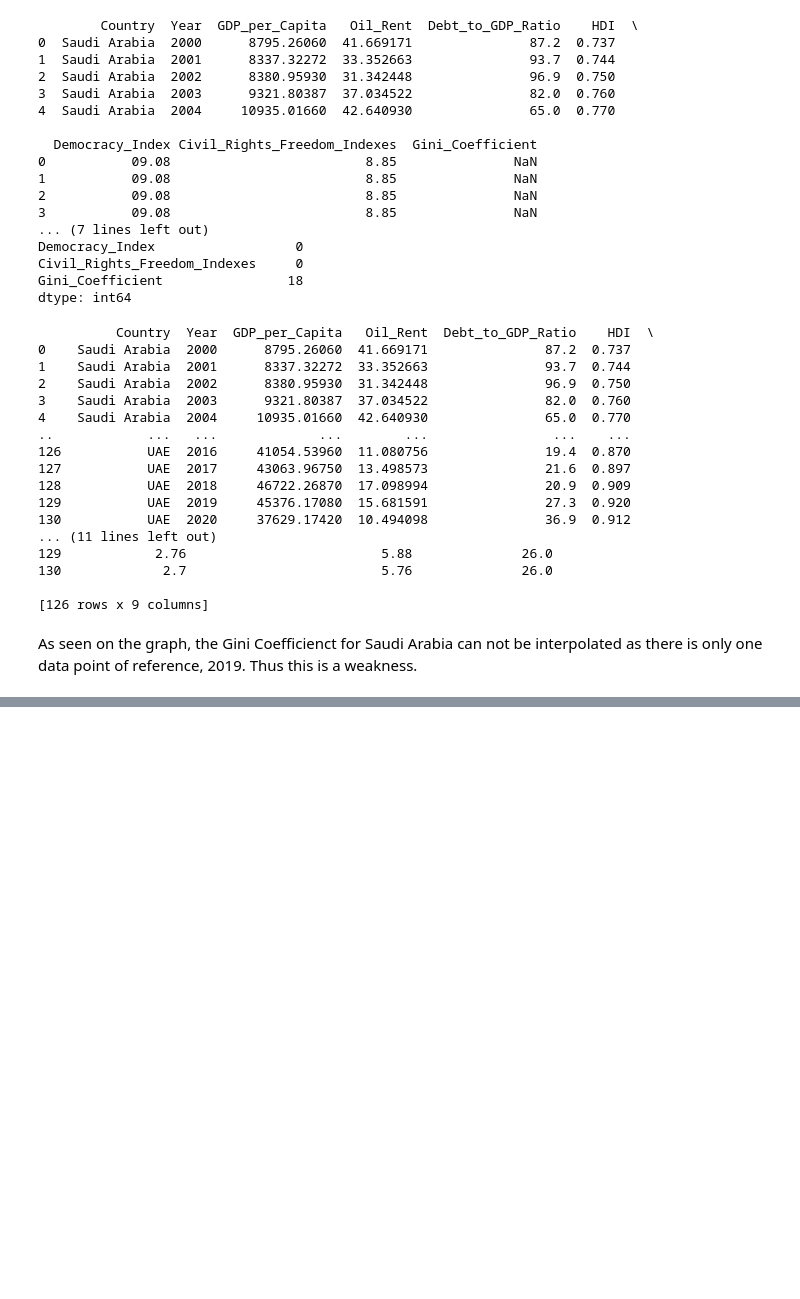
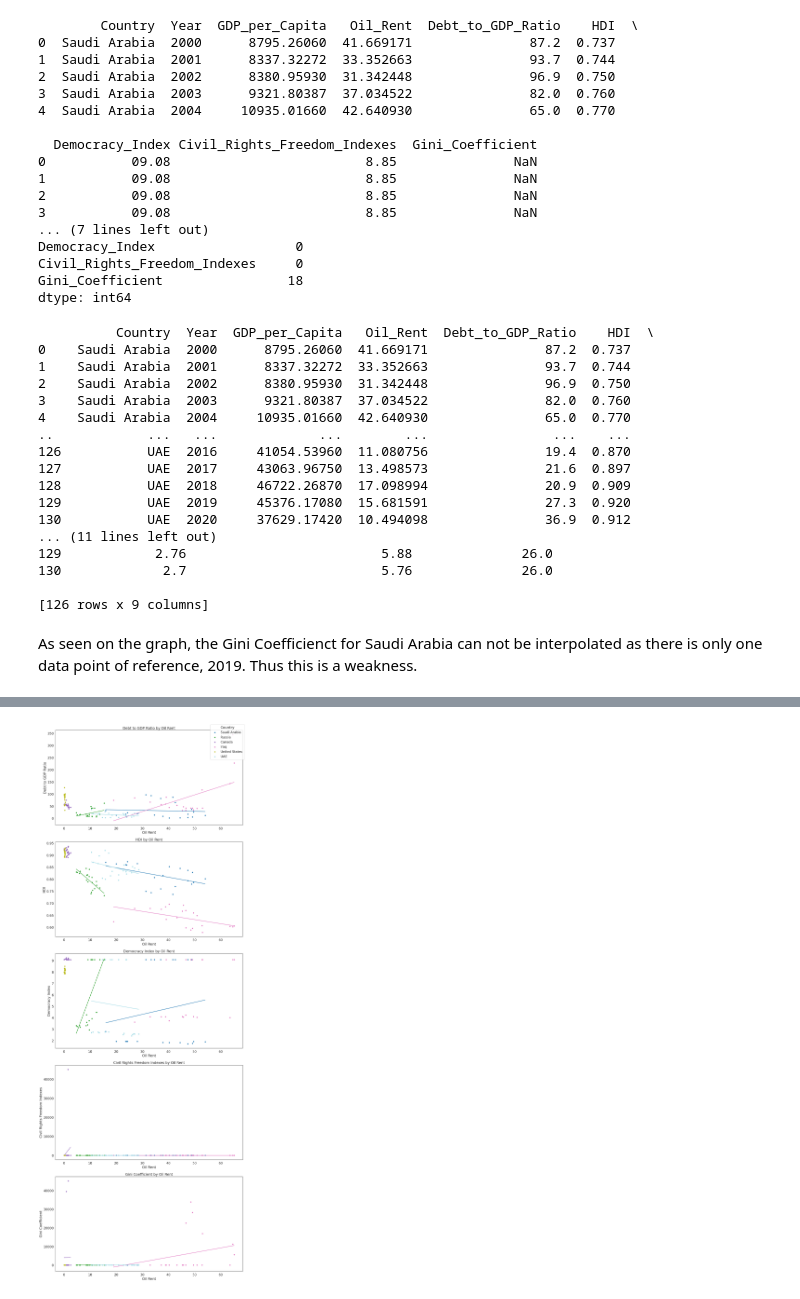
Before and after one commit to boboguan/QM2Gr13, a Jupyter notebook: Phase1.ipynb, the cells around one changed output, grey strips where cells are left out. Saved outputs shown, nothing was run; the diff lists cells and outputs as text; code cells hidden in the pictures; blank space fills up the shorter version.

```diff
--- a/Phase1.ipynb
+++ b/Phase1.ipynb
@@ -188,2 +182,77 @@ Effects                             Entity
 
 T-stats reported in parentheses
+# %%
+import matplotlib.pyplot as plt
+import pandas as pd
+import numpy as np
+from scipy import stats
+
+# Reset the index to access 'Country' and 'Year' for plotting.
+df_reset = df.reset_index()
+
+# Define a colormap for the countries.
+countries = df_reset['Country'].unique()
+color_map = plt.cm.tab20(np.linspace(0, 1, len(countries)))
+
+# Create subplots for each independent variable
+fig, axes = plt.subplots(nrows=5, ncols=1, figsize=(15, 40), sharex=False)
+# Set up a regression function
+def plot_country_regression(ax, x, y, country_color):
+    m, b = np.polyfit(x, y, 1)
+    ax.plot(np.sort(x), m*np.sort(x) + b, color=country_color, linewidth=2)
+
+# Debt to GDP Ratio against Oil Rent for each country
+for (color, country) in zip(color_map, countries):
+    country_data = df_reset[df_reset['Country'] == country]
+    axes[0].scatter(country_data['Oil_Rent'], country_data['Debt_to_GDP_Ratio'], color=color, label=country, s=25)
+# Plot the regression line
+    plot_country_regression(axes[0], country_data['Oil_Rent'], country_data['Debt_to_GDP_Ratio'], color)
+axes[0].set_ylabel('Debt to GDP Ratio')
+axes[0].set_xlabel('Oil Rent')
+axes[0].set_title('Debt to GDP Ratio by Oil Rent')
+
+# HDI
+for (color, country) in zip(color_map, countries):
+    country_data = df_reset[df_reset['Country'] == country]
+    axes[1].scatter(country_data['Oil_Rent'], country_data['HDI'], color=color, label=country, s=25)
+    plot_country_regression(axes[1], country_data['Oil_Rent'], country_data['HDI'], color)
+axes[1].set_ylabel('HDI')
+axes[1].set_xlabel('Oil Rent')
+axes[1].set_title('HDI by Oil Rent')
+
+# Democracy Index
+for (color, country) in zip(color_map, countries):
+    country_data = df_reset[df_reset['Country'] == country]
+    axes[2].scatter(country_data['Oil_Rent'], country_data['Democracy_Index'], color=color, label=country, s=25)
+    plot_country_regression(axes[2], country_data['Oil_Rent'], country_data['Democracy_Index'], color)
+axes[2].set_ylabel('Democracy Index')
+axes[2].set_xlabel('Oil Rent')
+axes[2].set_title('Democracy Index by Oil Rent')
+
+# Civil Rights Freedom Indexes
+for (color, country) in zip(color_map, countries):
+    country_data = df_reset[df_reset['Country'] == country]
+    axes[3].scatter(country_data['Oil_Rent'], country_data['Civil_Rights_Freedom_Indexes'], color=color, label=country, s=25)
+    plot_country_regression(axes[3], country_data['Oil_Rent'], country_data['Civil_Rights_Freedom_Indexes'], color)
+axes[3].set_ylabel('Civil Rights Freedom Indexes')
+axes[3].set_xlabel('Oil Rent')
+axes[3].set_title('Civil Rights Freedom Indexes by Oil Rent')
+
+# Gini Coefficient
+for (color, country) in zip(color_map, countries):
+    country_data = df_reset[df_reset['Country'] == country]
+    axes[4].scatter(country_data['Oil_Rent'], country_data['Gini_Coefficient'], color=color, label=country, s=25)
+    plot_country_regression(axes[4], country_data['Oil_Rent'], country_data['Gini_Coefficient'], color)
+axes[4].set_ylabel('Gini Coefficient')
+axes[4].set_xlabel('Oil Rent')
+axes[4].set_title('Gini Coefficient by Oil Rent')
+
+
+# Add a legend
+handles, labels = axes[0].get_legend_handles_labels()
+fig.legend(handles, labels, loc='upper right', ncol=1, title='Country')
+
+plt.tight_layout()
+plt.show()
+# %% [output]
+[figure, added]
```
Also changed, not shown: parts of 4 cells of this notebook.
